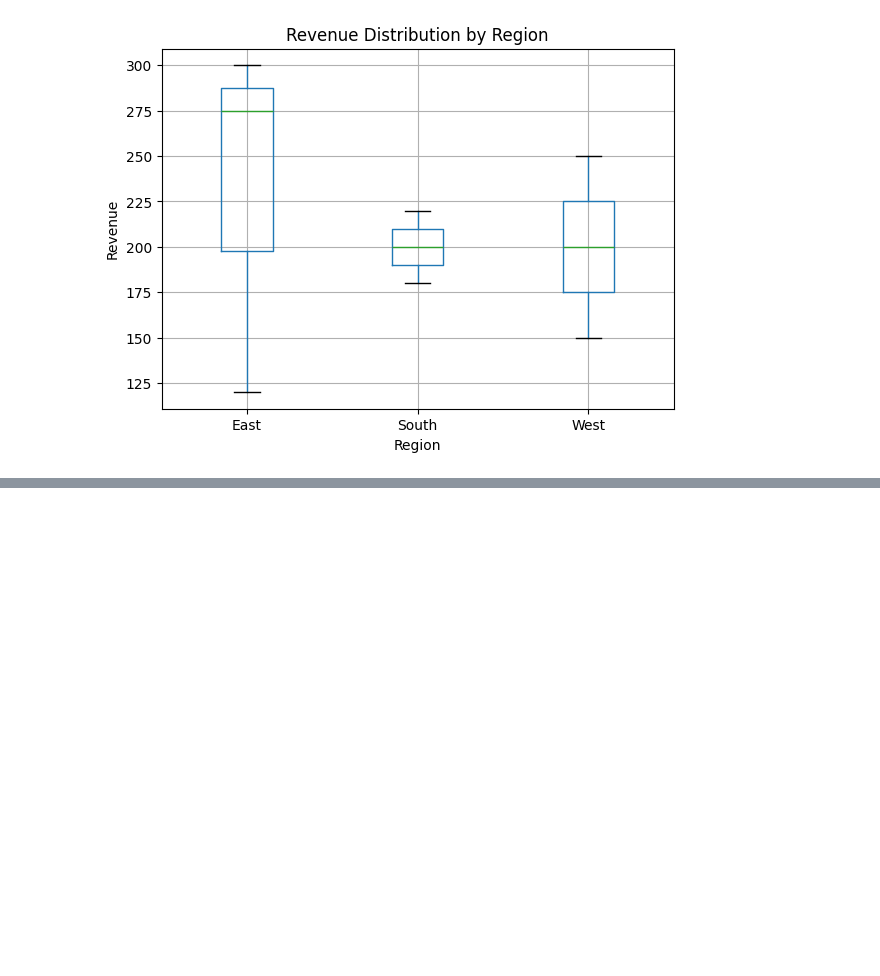
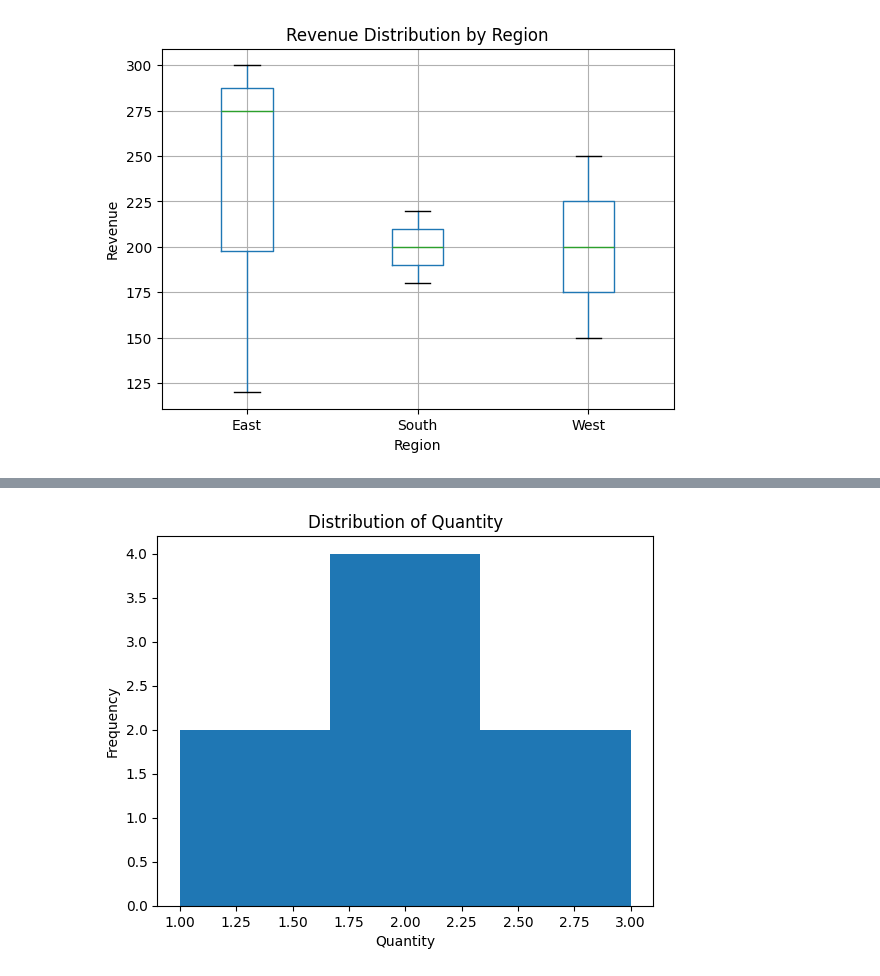
Before and after one commit to JoshPatNava/Visualizations, a Jupyter notebook: visuals.ipynb, the cells around one changed output, grey strips where cells are left out. Drawn from its saved outputs; the diff is of its cells as text; code cells hidden in the pictures; blank space fills up the shorter version.

```diff
--- a/visuals.ipynb
+++ b/visuals.ipynb
@@ -99,0 +120,11 @@ plt.show()
+# %%
+# Create a histogram for quantity
+
+plt.figure()
+plt.hist(data["quantity"], bins = 3)
+plt.xlabel("Quantity")
+plt.ylabel("Frequency")
+plt.title("Distribution of Quantity")
+plt.show()
+# %% [output]
+[figure, added]
```
Also changed, not shown: parts of 1 cell of this notebook.
